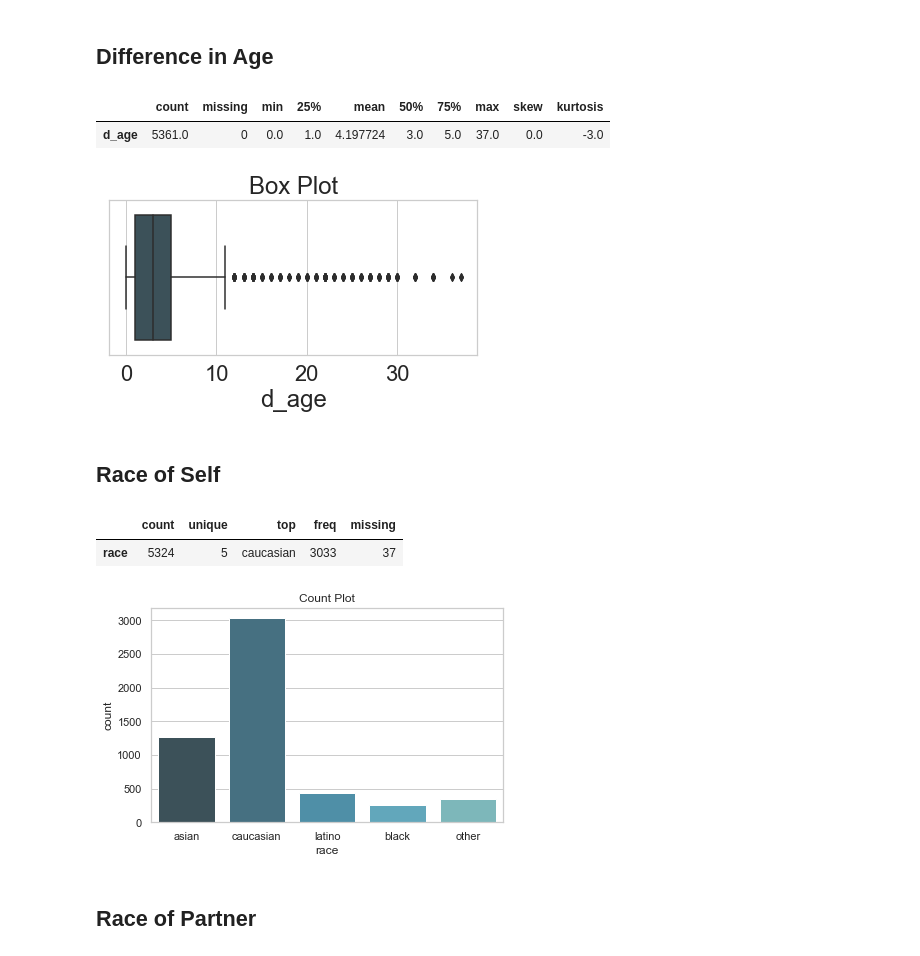
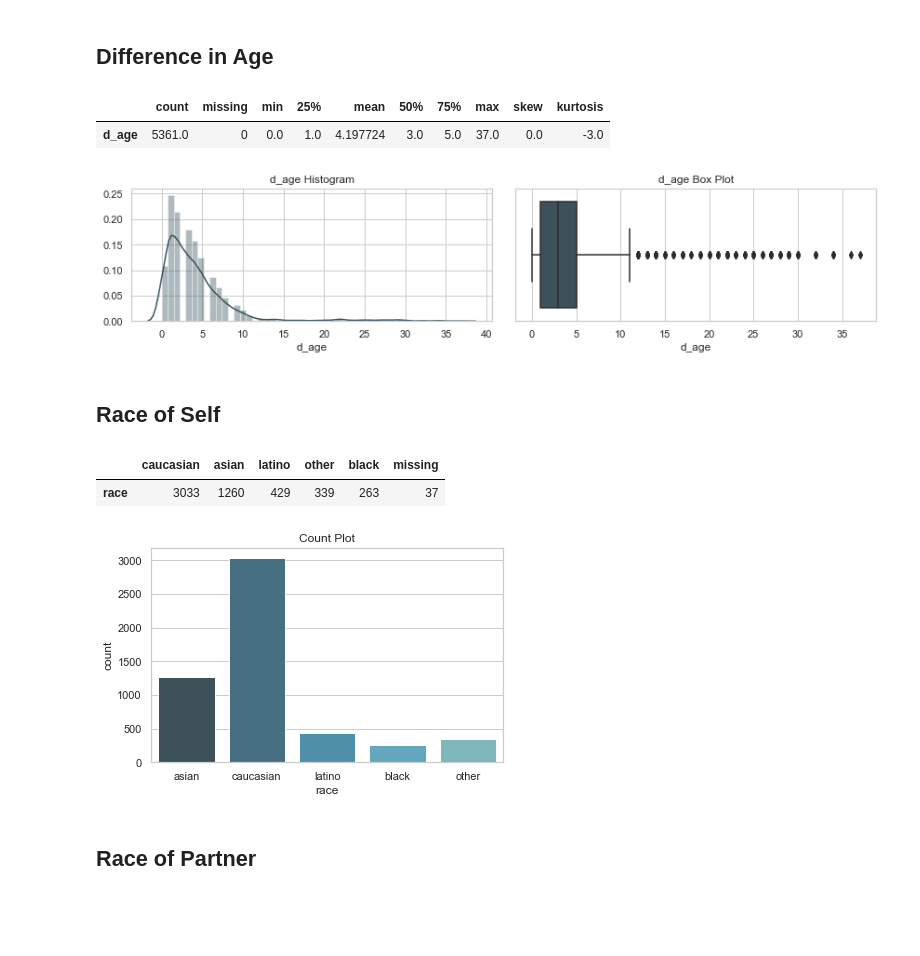
Before and after one commit to DecisionScients/Predictive-Dating, a Jupyter notebook: notebooks/3.1 Univariate EDA.ipynb, the cells around one changed output. Cells and saved outputs as stored; diff of their text form; code cells hidden in the pictures; blank space fills up the shorter version.

```diff
--- a/notebooks/3.1 Univariate EDA.ipynb
+++ b/notebooks/3.1 Univariate EDA.ipynb
@@ -76,20 +79,20 @@ d
 # %% [markdown]
 ## Difference in Age
 # %%
-d, v = analysis.univariate(df[['d_age']])
+d, v = univariate.analysis(df[['d_age']])
 d
 # %% [output]
 |  | count | missing | min | 25% | mean | 50% | 75% | max | skew | kurtosis |
 | d_age | 5361.0 | 0 | 0.0 | 1.0 | 4.197724 | 3.0 | 5.0 | 37.0 | 0.0 | -3.0 |
-[figure, old version]
+[figure, new version]
 # %% [markdown]
 ## Race of Self
 # %%
-d, v = analysis.univariate(df[['race']])
+d, v = univariate.analysis(df[['race']])
 d
 # %% [output]
-|  | count | unique | top | freq | missing |
-| race | 5324 | 5 | caucasian | 3033 | 37 |
+|  | caucasian | asian | latino | other | black | missing |
+| race | 3033 | 1260 | 429 | 339 | 263 | 37 |
 [figure]
 # %% [markdown]
 ## Race of Partner
```
Also changed, not shown: parts of 46 cells of this notebook, 6 other files.
